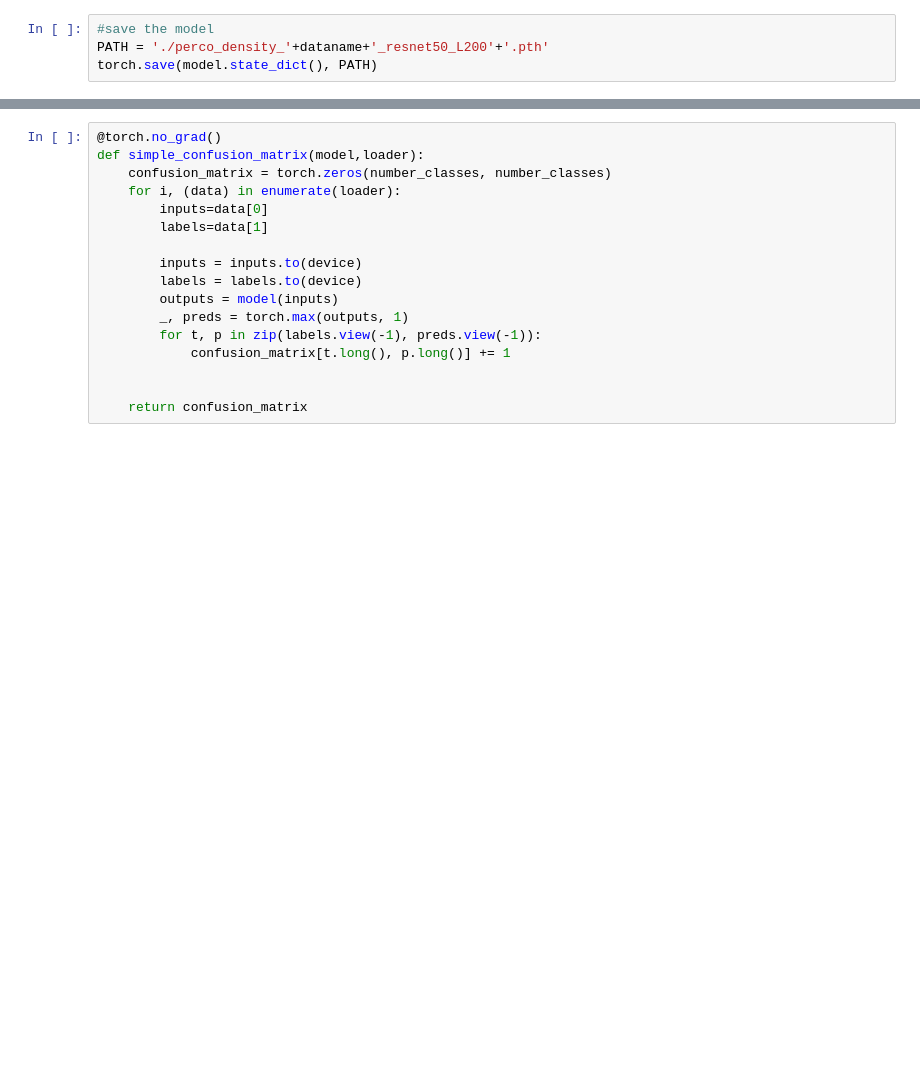
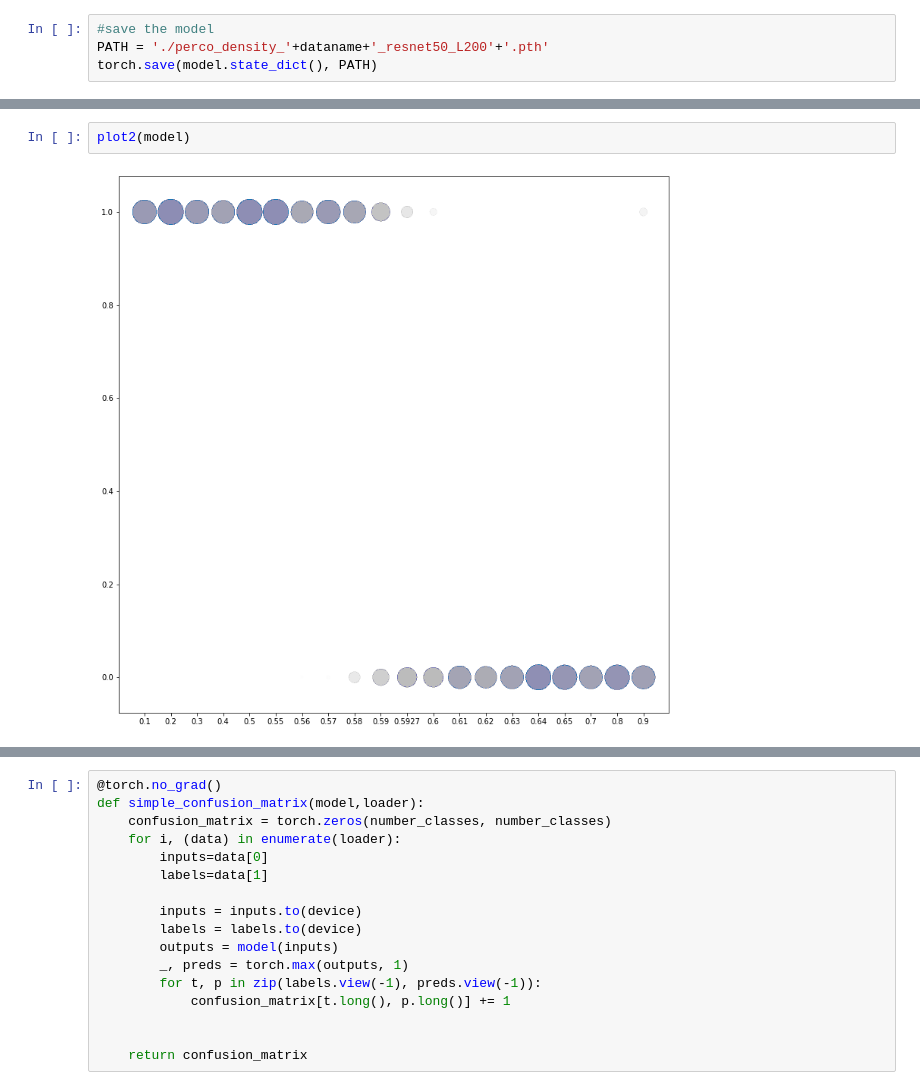
Before and after one commit to DisQS/MachineLearning-Percolation, a Jupyter notebook: src/Percolation_Pytorch_ResNet_2nd_version-density-path-L200.ipynb, the cells around one changed output, grey strips where cells are left out. Saved outputs shown, nothing was run; the diff lists cells and outputs as text; blank space fills up the shorter version.

```diff
--- a/src/Percolation_Pytorch_ResNet_2nd_version-density-path-L200.ipynb
+++ b/src/Percolation_Pytorch_ResNet_2nd_version-density-path-L200.ipynb
@@ -391,3 +517,7 @@ torch.save(model.state_dict(), PATH)
+# %%
+plot2(model)
+# %% [output]
+[figure, added]
 # %%
 visualize_model_misclassified(model, interval=1,num_images=10)
 # %% [output]
```
Also changed, not shown: parts of 12 cells of this notebook.
